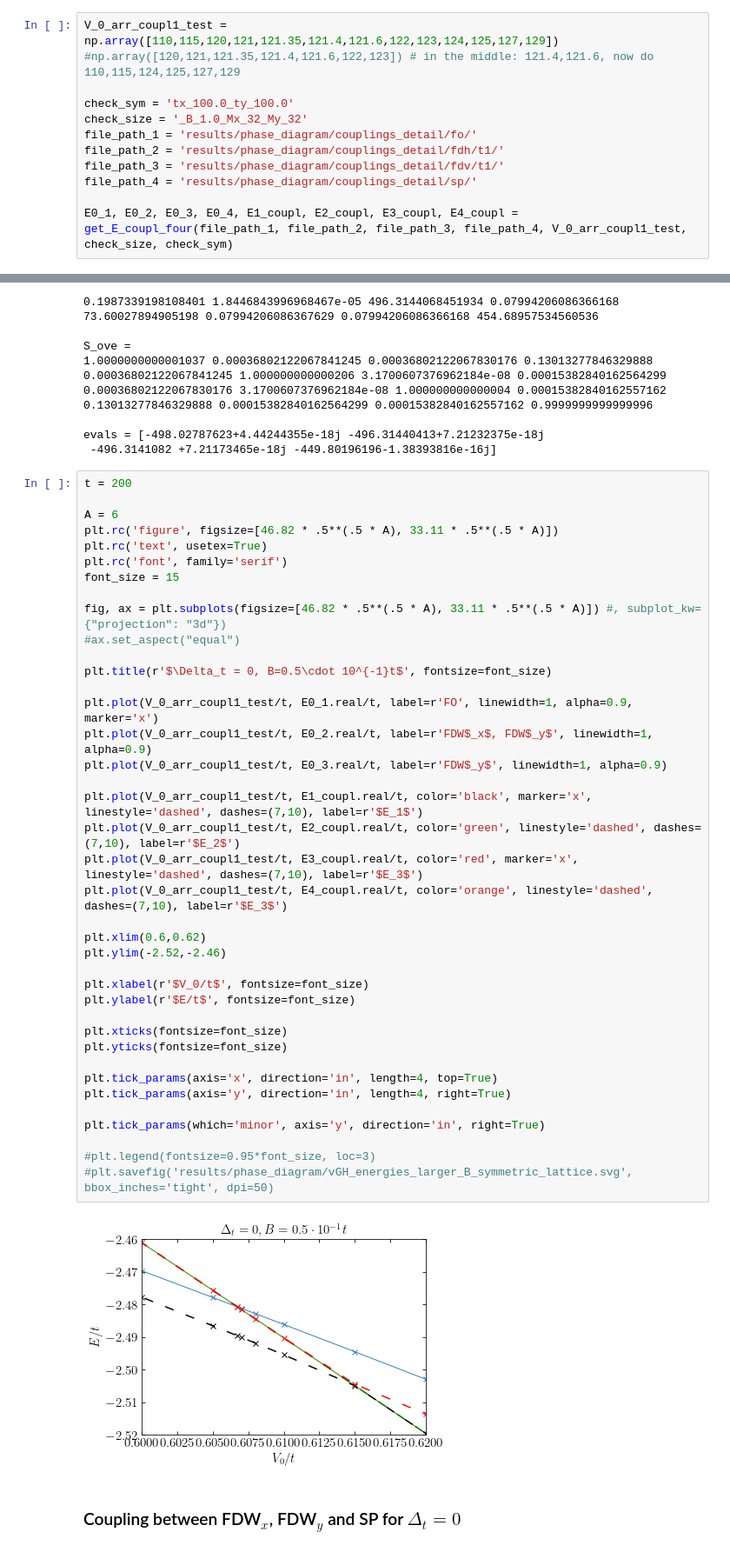
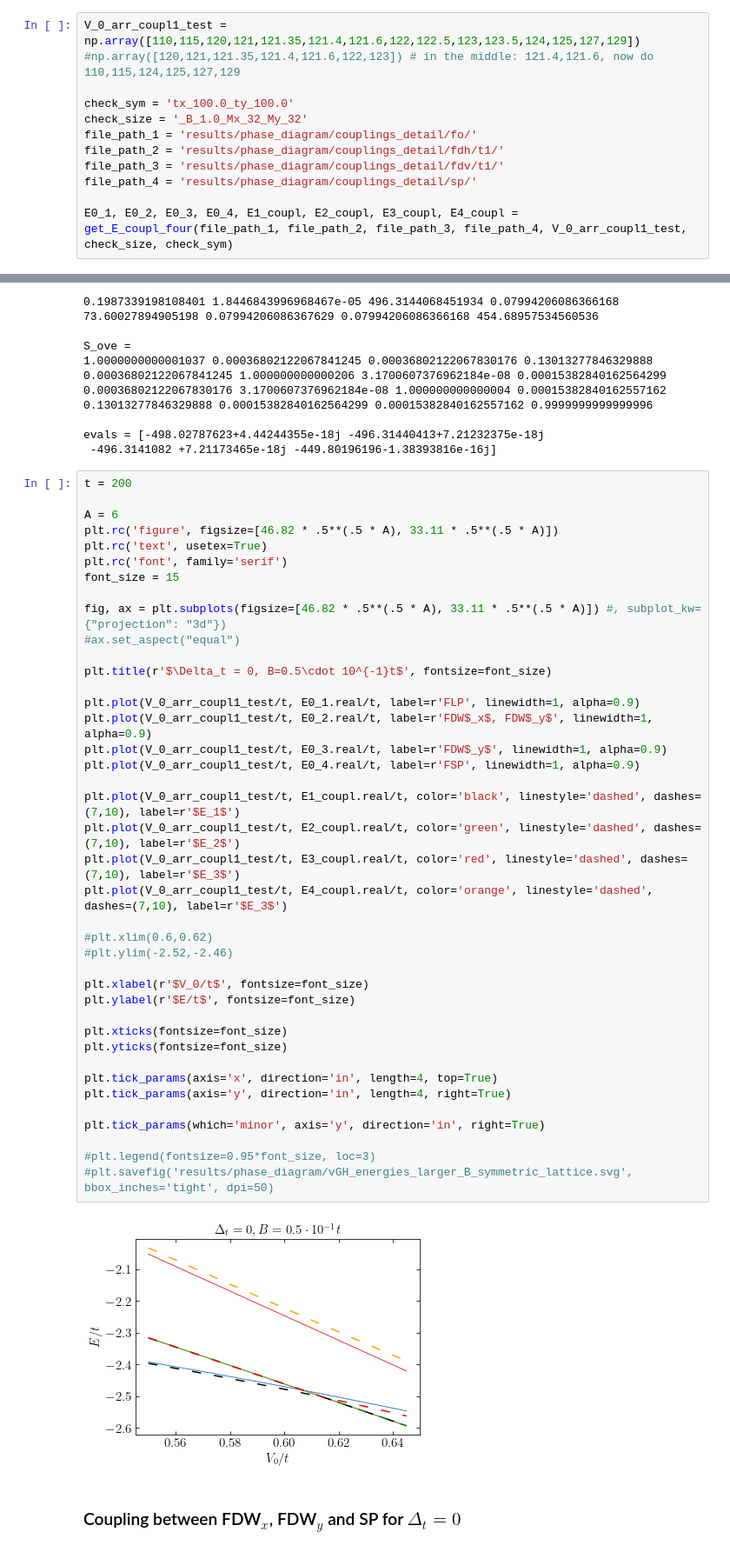
Before and after one commit to Progklui/rotor_lattice_models, a Jupyter notebook: phase_diag.ipynb, the cells around one changed output, grey strips where cells are left out. Shown at 87% size. Drawn from its saved outputs; the diff is of its cells as text.

```diff
--- a/phase_diag.ipynb
+++ b/phase_diag.ipynb
@@ -1760,7 +1760,7 @@ Reading results from SP calculations - please wait!
 # %% [markdown]
 ### Coupling between FO, FDW$_x$ and FDW$_y$ for $\Delta_t = 0$
 # %%
-V_0_arr_coupl1_test = np.array([110,115,120,121,121.35,121.4,121.6,122,123,124,125,127,129]) #np.array([120,121,121.35,121.4,121.6,122,123]) # in the middle: 121.4,121.6, now do 110,115,124,125,127,129
+V_0_arr_coupl1_test = np.array([110,115,120,121,121.35,121.4,121.6,122,122.5,123,123.5,124,125,127,129]) #np.array([120,121,121.35,121.4,121.6,122,123]) # in the middle: 121.4,121.6, now do 110,115,124,125,127,129
 
 check_sym = 'tx_100.0_ty_100.0'
 check_size = '_B_1.0_Mx_32_My_32'
@@ -1795,39 +1795,40 @@ plt.rc('figure', figsize=[46.82 * .5**(.5 * A), 33.11 * .5**(.5 * A)])
 plt.rc('text', usetex=True)
 plt.rc('font', family='serif')
 font_size = 15
 
 fig, ax = plt.subplots(figsize=[46.82 * .5**(.5 * A), 33.11 * .5**(.5 * A)]) #, subplot_kw={"projection": "3d"})
 #ax.set_aspect("equal")
 
 plt.title(r'$\Delta_t = 0, B=0.5\cdot 10^{-1}t$', fontsize=font_size)
 
-plt.plot(V_0_arr_coupl1_test/t, E0_1.real/t, label=r'FO', linewidth=1, alpha=0.9, marker='x')
+plt.plot(V_0_arr_coupl1_test/t, E0_1.real/t, label=r'FLP', linewidth=1, alpha=0.9)
 plt.plot(V_0_arr_coupl1_test/t, E0_2.real/t, label=r'FDW$_x$, FDW$_y$', linewidth=1, alpha=0.9)
 plt.plot(V_0_arr_coupl1_test/t, E0_3.real/t, label=r'FDW$_y$', linewidth=1, alpha=0.9)
+plt.plot(V_0_arr_coupl1_test/t, E0_4.real/t, label=r'FSP', linewidth=1, alpha=0.9)
 
-plt.plot(V_0_arr_coupl1_test/t, E1_coupl.real/t, color='black', marker='x', linestyle='dashed', dashes=(7,10), label=r'$E_1$')
+plt.plot(V_0_arr_coupl1_test/t, E1_coupl.real/t, color='black', linestyle='dashed', dashes=(7,10), label=r'$E_1$')
 plt.plot(V_0_arr_coupl1_test/t, E2_coupl.real/t, color='green', linestyle='dashed', dashes=(7,10), label=r'$E_2$')
-plt.plot(V_0_arr_coupl1_test/t, E3_coupl.real/t, color='red', marker='x', linestyle='dashed', dashes=(7,10), label=r'$E_3$')
+plt.plot(V_0_arr_coupl1_test/t, E3_coupl.real/t, color='red', linestyle='dashed', dashes=(7,10), label=r'$E_3$')
 plt.plot(V_0_arr_coupl1_test/t, E4_coupl.real/t, color='orange', linestyle='dashed', dashes=(7,10), label=r'$E_3$')
 
-plt.xlim(0.6,0.62)
-plt.ylim(-2.52,-2.46)
+#plt.xlim(0.6,0.62)
+#plt.ylim(-2.52,-2.46)
 
 plt.xlabel(r'$V_0/t$', fontsize=font_size)
 plt.ylabel(r'$E/t$', fontsize=font_size)
 
 plt.xticks(fontsize=font_size)
 plt.yticks(fontsize=font_size)
 
 plt.tick_params(axis='x', direction='in', length=4, top=True)
 plt.tick_params(axis='y', direction='in', length=4, right=True)
 
 plt.tick_params(which='minor', axis='y', direction='in', right=True)
 
 #plt.legend(fontsize=0.95*font_size, loc=3)
 #plt.savefig('results/phase_diagram/vGH_energies_larger_B_symmetric_lattice.svg', bbox_inches='tight', dpi=50)
 # %% [output]
-[figure, old version]
+[figure, new version]
 # %% [markdown]
 ### Coupling between FDW$_x$, FDW$_y$ and SP for $\Delta_t = 0$
 # %%
```
